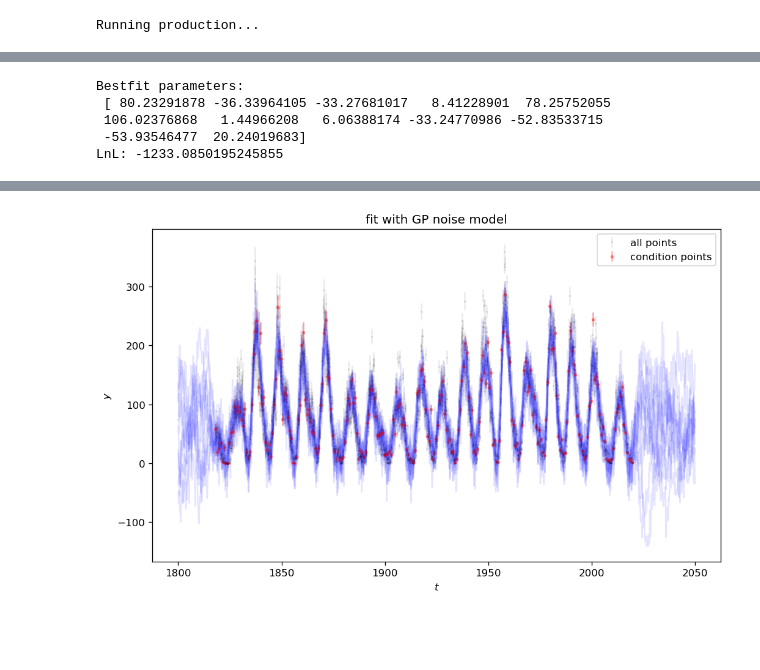
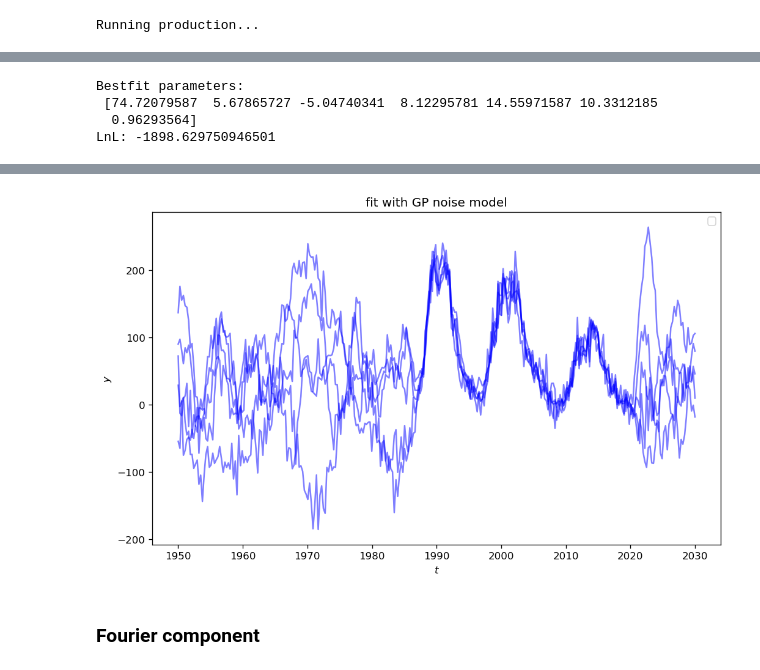
Before and after one commit to christandoi/ast596fds-final, a Jupyter notebook: frank/nb1.ipynb, the cells around one changed output, grey strips where cells are left out. Drawn from its saved outputs; the diff is of its cells as text; code cells hidden in the pictures; blank space fills up the shorter version.

```diff
--- a/frank/nb1.ipynb
+++ b/frank/nb1.ipynb
@@ -167,20 +167,23 @@ kernel = k1 + k2 + k3 + k4
 # %%
 k1 = np.exp(5.9) * kernels.ExpSquaredKernel(metric=np.exp(1.7))
 k2 = np.exp(8.3) * kernels.ExpSine2Kernel(gamma=13,log_period=2.4)* kernels.ExpSquaredKernel(metric=np.exp(1))
-k3 = np.exp(5.5) * kernels.ExpSquaredKernel(metric=np.exp(-10))
-k4 = np.exp(1) * kernels.RationalQuadraticKernel(log_alpha=np.log(0.78), metric=1.2**2)
+# k3 = np.exp(5.5) * kernels.ExpSquaredKernel(metric=np.exp(-10))
+# k4 = np.exp(1) * kernels.RationalQuadraticKernel(log_alpha=np.log(0.78), metric=1.2**2)
 
-kernel =  k1 + k2 + k3 + k4
+kernel =  k1 + k2 #+ k3 + k4
 # %%
 # select only nth data points
-nth = 10
-data_select = silso_monthly[::nth]
+nth = 15
+data_select = silso_monthly[-400:]
 print(data_select.shape)
 
 t = data_select[:,1]
 y = data_select[:,2]
 yerr = data_select[:,3]
 
+t_train = data_train[:,1]
+y_train = data_train[:,2]
+yerr_train = data_train[:,3]
 
 gp = george.GP(kernel, mean=np.mean(y), fit_mean=True)
 gp.compute(t, yerr)
@@ -226,17 +228,17 @@ p0 = initial + 1e-1 * np.random.randn(nwalkers, ndim)
 sampler = emcee.EnsembleSampler(nwalkers, ndim, lnprob)
 
 print("Running burn-in...")
-p0, _, _ = sampler.run_mcmc(p0, 200, progress=True)
+p0, _, _ = sampler.run_mcmc(p0, 50, progress=True)
 sampler.reset()
 
 print("Running production...")
-p0, _, _ = sampler.run_mcmc(p0, 1000, progress=True);
+p0, _, _ = sampler.run_mcmc(p0, 300, progress=True);
 # %% [output]
 Running burn-in...
 Running production...
 # %%
 print("Running production...")
-p0, _, _ = sampler.run_mcmc(p0, 1000, progress=True);
+p0, _, _ = sampler.run_mcmc(p0, 300, progress=True);
 # %% [output]
 Running production...
 # %%
@@ -263,28 +271,27 @@ print('Bestfit parameters:\n', p_bestfit)
 print('LnL:', lnprob(p_bestfit))
 # %% [output]
 Bestfit parameters:
- [ 80.23291878 -36.33964105 -33.27681017   8.41228901  78.25752055
- 106.02376868   1.44966208   6.06388174 -33.24770986 -52.83533715
- -53.93546477  20.24019683]
-LnL: -1233.0850195245855
+ [74.72079587  5.67865727 -5.04740341  8.12295781 14.55971587 10.3312185
+  0.96293564]
+LnL: -1898.629750946501
 # %%
 # Plot the data.
 fig, ax = plt.subplots(figsize=(10,6), dpi=120)
 
-plt.errorbar(silso_monthly[:,1], silso_monthly[:,2], yerr=silso_monthly[:,3], fmt=".k", \
-             markersize=2, linestyle='None', alpha=0.08, label='all points')
-plt.errorbar(t, y, yerr=yerr, fmt=".r", markersize=5, linestyle='None', alpha=0.3, \
-             label='condition points')
+# plt.errorbar(silso_monthly[:,1], silso_monthly[:,2], yerr=silso_monthly[:,3], fmt=".k", \
+#              markersize=2, linestyle='None', alpha=0.08, label='all points')
+# plt.errorbar(t, y, yerr=yerr, fmt=".r", markersize=5, linestyle='None', alpha=0.3, \
+#              label='condition points')
 
 # The positions where the prediction should be computed.
-x = np.linspace(1800, 2050, 1000)
+x = np.linspace(1950, 2030, 300)
 
 # Plot 24 posterior samples.
-samples = sampler.flatchain[-100:]
-for s in samples[np.random.randint(len(samples), size=10)]:
+samples = sampler.flatchain[-40:]
+for s in samples[np.random.randint(40, size=5)]:
     gp.set_parameter_vector(s)
     mu = gp.sample_conditional(y, x)
-    plt.plot(x, mu, color="b", alpha=0.1)
+    plt.plot(x, mu, color="b", alpha=0.5)
 
 plt.ylabel(r"$y$")
 plt.xlabel(r"$t$")
@@ -298 +306,3 @@ plt.show()
-[figure, old version]
+[figure, new version]
+# %% [markdown]
+### Fourier component
```
Also changed, not shown: parts of 7 cells of this notebook, 1 other file.
